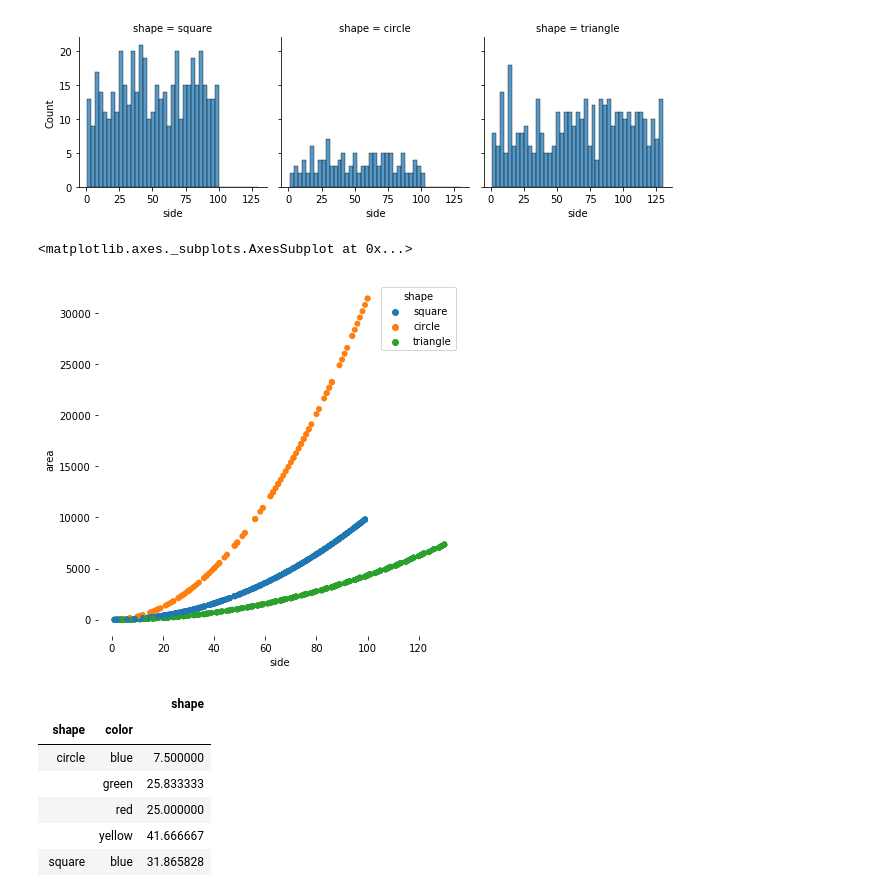
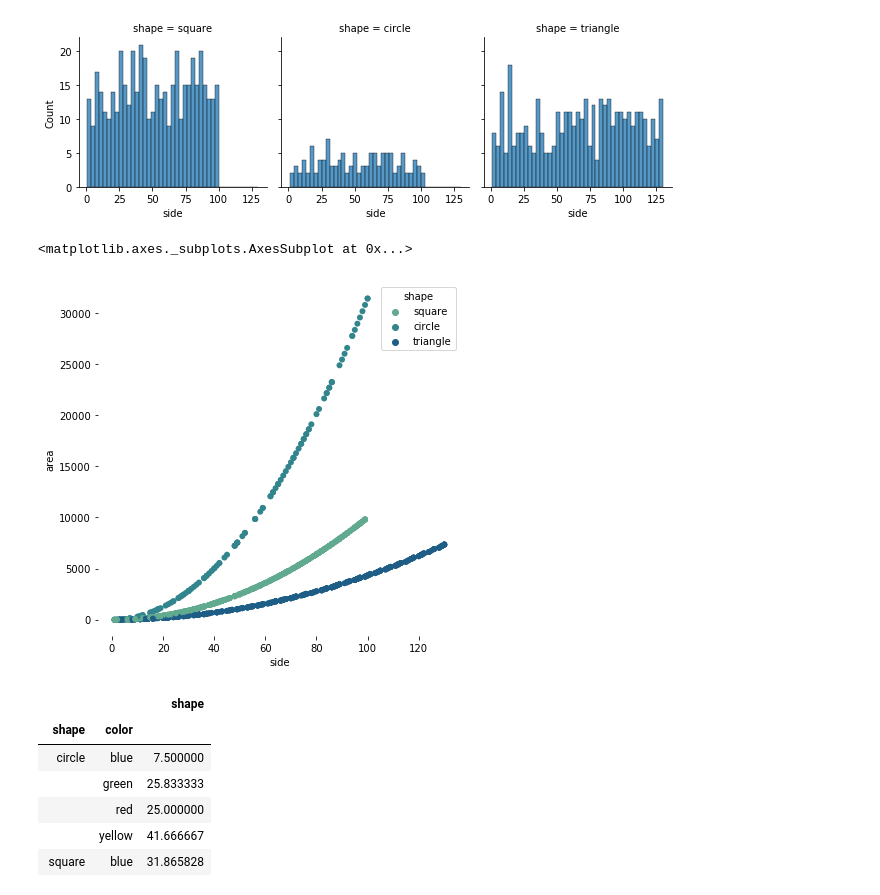
Before and after one commit to lambertmk/Riskified, a Jupyter notebook: Riskified.ipynb, the cells around one changed output. Cells and saved outputs as stored; diff of their text form; code cells hidden in the pictures.

```diff
--- a/Riskified.ipynb
+++ b/Riskified.ipynb
@@ -173,12 +168,12 @@ sns.displot(
 # %%
 f, ax = plt.subplots(figsize=(6.5, 6.5))
 sns.despine(f, left=True, bottom=True)
 sns.scatterplot(x="side", y="area",
                 hue="shape", linewidth=0,
-                data=df, ax=ax)
+                data=df, ax=ax, palette="crest")
 # %% [output]
 <matplotlib.axes._subplots.AxesSubplot at 0x...>
-[figure, old version]
+[figure, new version]
 # %%
 # 10. Create a dataframe, table or list that show for each shape:
 
```
Also changed, not shown: parts of 29 cells of this notebook.
